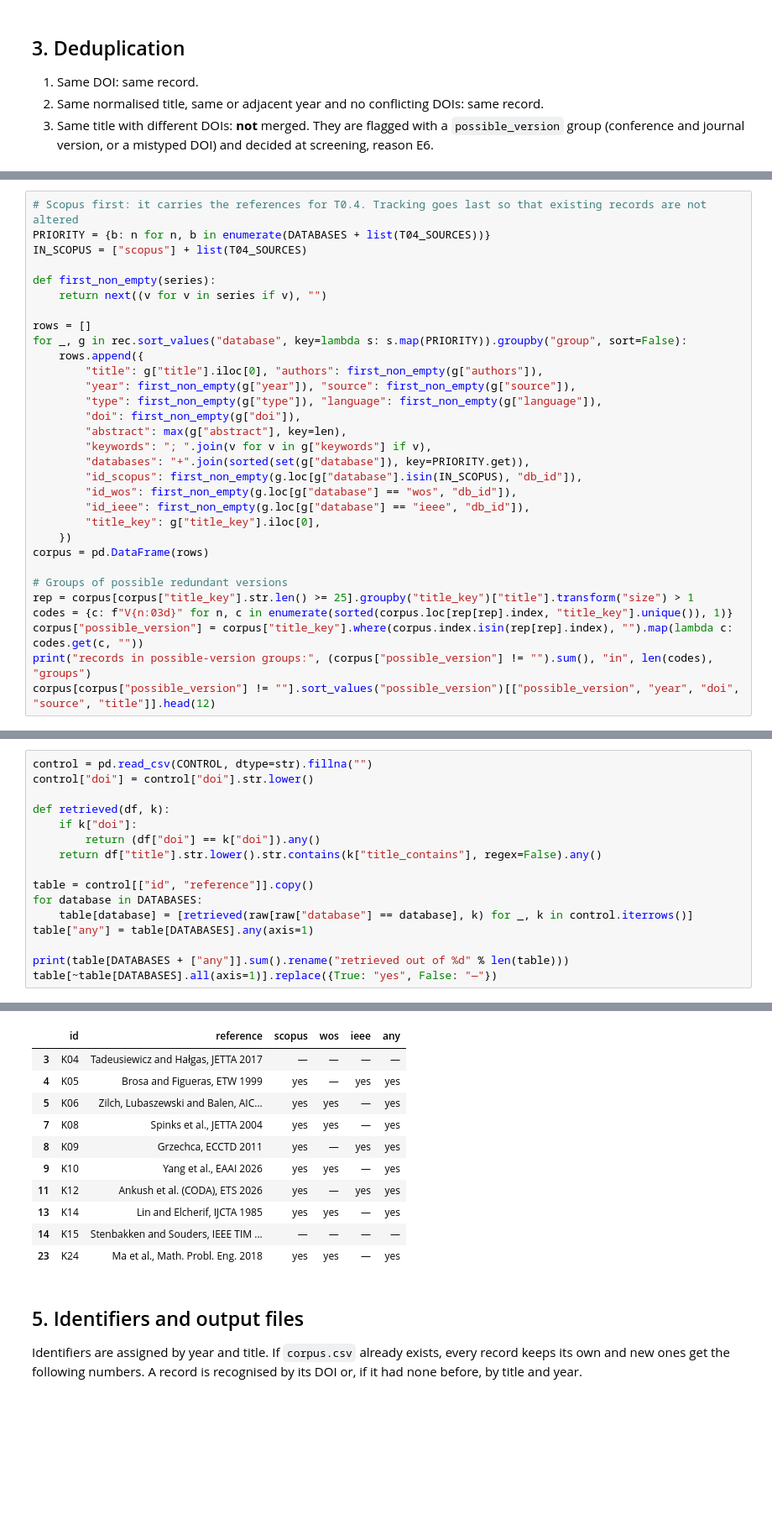
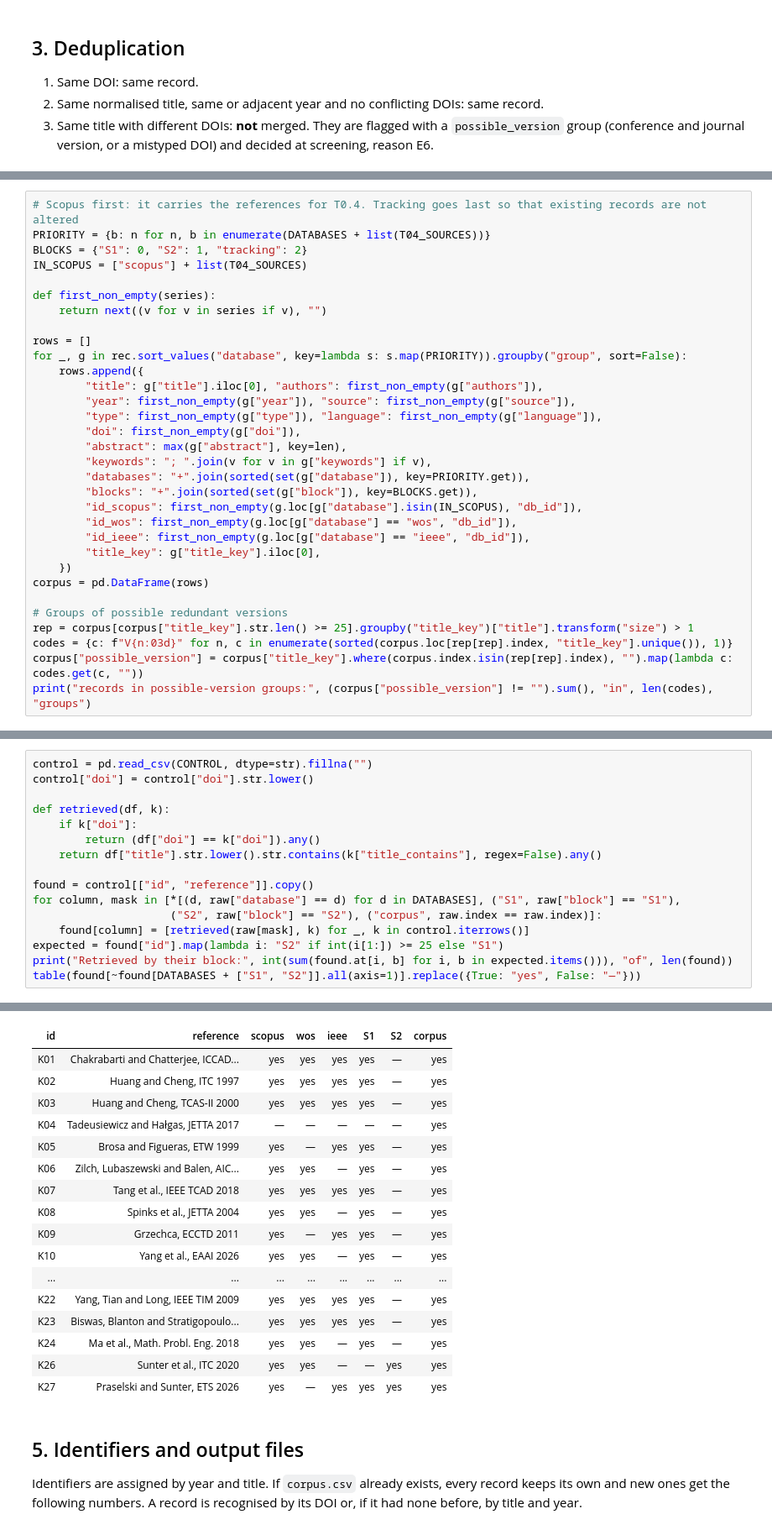
Before and after one commit to telmomm/CERTA, a Jupyter notebook: WP0-state-of-the-art/T0.2-search-and-deduplication/01_search_and_deduplication.ipynb, the cells around one changed output, grey strips where cells are left out. Shown at 84% size. Saved outputs shown, nothing was run; the diff lists cells and outputs as text; blank space fills up the shorter version.

```diff
--- a/WP0-state-of-the-art/T0.2-search-and-deduplication/01_search_and_deduplication.ipynb
+++ b/WP0-state-of-the-art/T0.2-search-and-deduplication/01_search_and_deduplication.ipynb
@@ -177,6 +209,7 @@ records with authors: 4247 | unique: 2632
 # %%
 # Scopus first: it carries the references for T0.4. Tracking goes last so that existing records are not altered
 PRIORITY = {b: n for n, b in enumerate(DATABASES + list(T04_SOURCES))}
+BLOCKS = {"S1": 0, "S2": 1, "tracking": 2}
 IN_SCOPUS = ["scopus"] + list(T04_SOURCES)
 
 def first_non_empty(series):
@@ -192,6 +225,7 @@ for _, g in rec.sort_values("database", key=lambda s: s.map(PRIORITY)).groupby("
         "abstract": max(g["abstract"], key=len),
         "keywords": "; ".join(v for v in g["keywords"] if v),
         "databases": "+".join(sorted(set(g["database"]), key=PRIORITY.get)),
+        "blocks": "+".join(sorted(set(g["block"]), key=BLOCKS.get)),
         "id_scopus": first_non_empty(g.loc[g["database"].isin(IN_SCOPUS), "db_id"]),
         "id_wos": first_non_empty(g.loc[g["database"] == "wos", "db_id"]),
         "id_ieee": first_non_empty(g.loc[g["database"] == "ieee", "db_id"]),
@@ -204,5 +238,4 @@ rep = corpus[corpus["title_key"].str.len() >= 25].groupby("title_key")["title"].
 codes = {c: f"V{n:03d}" for n, c in enumerate(sorted(corpus.loc[rep[rep].index, "title_key"].unique()), 1)}
 corpus["possible_version"] = corpus["title_key"].where(corpus.index.isin(rep[rep].index), "").map(lambda c: codes.get(c, ""))
 print("records in possible-version groups:", (corpus["possible_version"] != "").sum(), "in", len(codes), "groups")
-corpus[corpus["possible_version"] != ""].sort_values("possible_version")[["possible_version", "year", "doi", "source", "title"]].head(12)
 # %% [output]
@@ -231,11 +253,11 @@ def retrieved(df, k):
         return (df["doi"] == k["doi"]).any()
     return df["title"].str.lower().str.contains(k["title_contains"], regex=False).any()
 
-table = control[["id", "reference"]].copy()
-for database in DATABASES:
-    table[database] = [retrieved(raw[raw["database"] == database], k) for _, k in control.iterrows()]
-table["any"] = table[DATABASES].any(axis=1)
-
-print(table[DATABASES + ["any"]].sum().rename("retrieved out of %d" % len(table)))
-table[~table[DATABASES].all(axis=1)].replace({True: "yes", False: "—"})
+found = control[["id", "reference"]].copy()
+for column, mask in [*[(d, raw["database"] == d) for d in DATABASES], ("S1", raw["block"] == "S1"),
+                     ("S2", raw["block"] == "S2"), ("corpus", raw.index == raw.index)]:
+    found[column] = [retrieved(raw[mask], k) for _, k in control.iterrows()]
+expected = found["id"].map(lambda i: "S2" if int(i[1:]) >= 25 else "S1")
+print("Retrieved by their block:", int(sum(found.at[i, b] for i, b in expected.items())), "of", len(found))
+table(found[~found[DATABASES + ["S1", "S2"]].all(axis=1)].replace({True: "yes", False: "—"}))
 # %% [output]
@@ -247,14 +265,20 @@ Name: retrieved out of 24, dtype: int64
-|  | id | reference | scopus | wos | ieee | any |
-| 3 | K04 | Tadeusiewicz and Hałgas, JETTA 2017 | — | — | — | — |
-| 4 | K05 | Brosa and Figueras, ETW 1999 | yes | — | yes | yes |
-| 5 | K06 | Zilch, Lubaszewski and Balen, AIC... | yes | yes | — | yes |
-| 7 | K08 | Spinks et al., JETTA 2004 | yes | yes | — | yes |
-| 8 | K09 | Grzechca, ECCTD 2011 | yes | — | yes | yes |
-| 9 | K10 | Yang et al., EAAI 2026 | yes | yes | — | yes |
-| 11 | K12 | Ankush et al. (CODA), ETS 2026 | yes | — | yes | yes |
-| 13 | K14 | Lin and Elcherif, IJCTA 1985 | yes | yes | — | yes |
-| 14 | K15 | Stenbakken and Souders, IEEE TIM ... | — | — | — | — |
-| 23 | K24 | Ma et al., Math. Probl. Eng. 2018 | yes | yes | — | yes |
+| id | reference | scopus | wos | ieee | S1 | S2 | corpus |
+| K01 | Chakrabarti and Chatterjee, ICCAD... | yes | yes | yes | yes | — | yes |
+| K02 | Huang and Cheng, ITC 1997 | yes | yes | yes | yes | — | yes |
+| K03 | Huang and Cheng, TCAS-II 2000 | yes | yes | yes | yes | — | yes |
+| K04 | Tadeusiewicz and Hałgas, JETTA 2017 | — | — | — | — | — | yes |
+| K05 | Brosa and Figueras, ETW 1999 | yes | — | yes | yes | — | yes |
+| K06 | Zilch, Lubaszewski and Balen, AIC... | yes | yes | — | yes | — | yes |
+| K07 | Tang et al., IEEE TCAD 2018 | yes | yes | yes | yes | — | yes |
+| K08 | Spinks et al., JETTA 2004 | yes | yes | — | yes | — | yes |
+| K09 | Grzechca, ECCTD 2011 | yes | — | yes | yes | — | yes |
+| K10 | Yang et al., EAAI 2026 | yes | yes | — | yes | — | yes |
+| ... | ... | ... | ... | ... | ... | ... | ... |
+| K22 | Yang, Tian and Long, IEEE TIM 2009 | yes | yes | yes | yes | — | yes |
+| K23 | Biswas, Blanton and Stratigopoulo... | yes | yes | yes | yes | — | yes |
+| K24 | Ma et al., Math. Probl. Eng. 2018 | yes | yes | — | yes | — | yes |
+| K26 | Sunter et al., ITC 2020 | yes | yes | — | — | yes | yes |
+| K27 | Praselski and Sunter, ETS 2026 | yes | — | yes | yes | yes | yes |
 # %% [markdown]
 ## 5. Identifiers and output files
 
```
Also changed, not shown: parts of 20 cells of this notebook, 12 other files.
